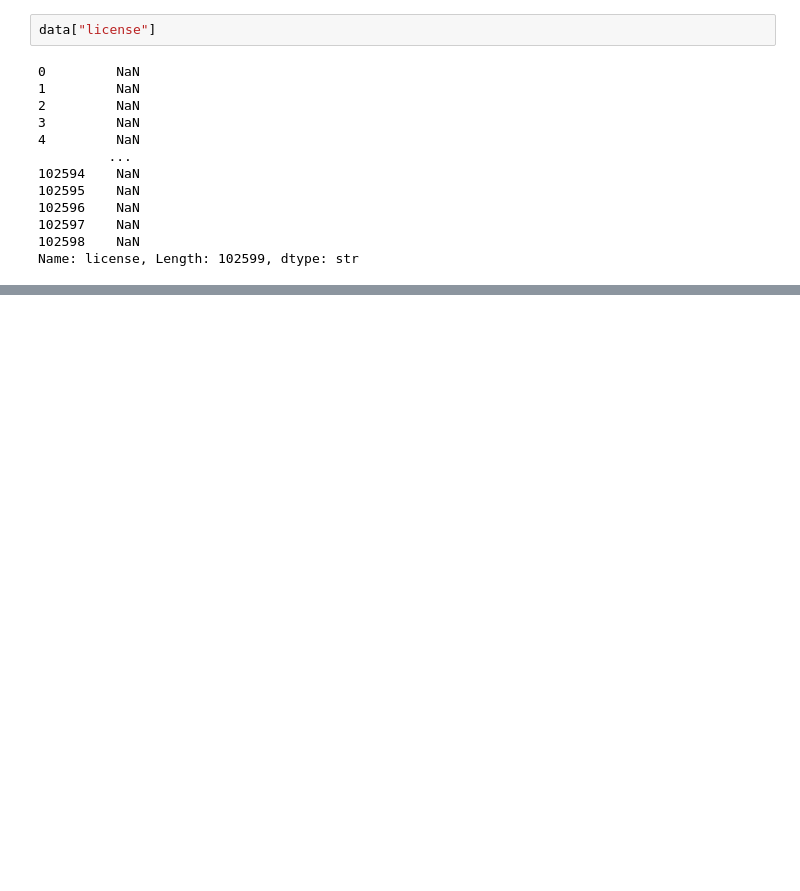
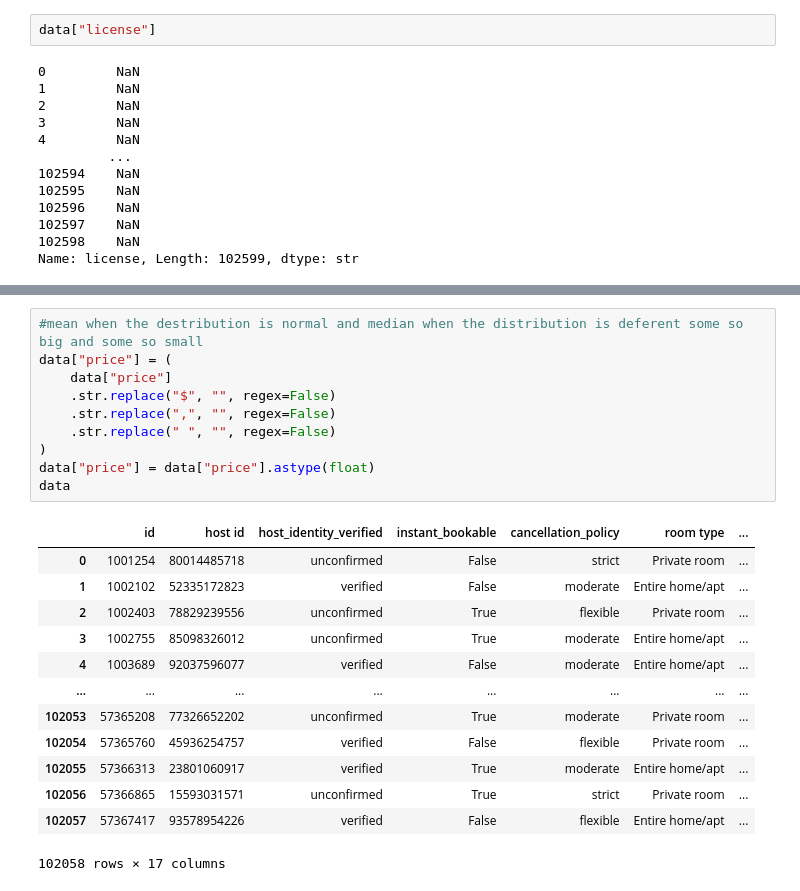
Before and after one commit to abderrahmanboubligha/tp_machine_learning, a Jupyter notebook: TP1_Pretraitement_Airbnb.ipynb, the cells around one changed output, grey strips where cells are left out. Drawn from its saved outputs; the diff is of its cells as text; blank space fills up the shorter version.

```diff
--- a/TP1_Pretraitement_Airbnb.ipynb
+++ b/TP1_Pretraitement_Airbnb.ipynb
@@ -73,0 +275,24 @@ Name: license, Length: 102599, dtype: str
+# %%
+#mean when the destribution is normal and median when the distribution is deferent some so big and some so small
+data["price"] = (
+    data["price"]
+    .str.replace("$", "", regex=False)
+    .str.replace(",", "", regex=False)
+    .str.replace(" ", "", regex=False)
+)
+data["price"] = data["price"].astype(float)
+data
+# %% [output]
+|  | id | host id | host_identity_verified | instant_bookable | cancellation_policy | room type | ... |
+| 0 | 1001254 | 80014485718 | unconfirmed | False | strict | Private room | ... |
+| 1 | 1002102 | 52335172823 | verified | False | moderate | Entire home/apt | ... |
+| 2 | 1002403 | 78829239556 | unconfirmed | True | flexible | Private room | ... |
+| 3 | 1002755 | 85098326012 | unconfirmed | True | moderate | Entire home/apt | ... |
+| 4 | 1003689 | 92037596077 | verified | False | moderate | Entire home/apt | ... |
+| ... | ... | ... | ... | ... | ... | ... | ... |
+| 102053 | 57365208 | 77326652202 | unconfirmed | True | moderate | Private room | ... |
+| 102054 | 57365760 | 45936254757 | verified | False | flexible | Private room | ... |
+| 102055 | 57366313 | 23801060917 | verified | True | moderate | Entire home/apt | ... |
+| 102056 | 57366865 | 15593031571 | unconfirmed | True | strict | Private room | ... |
+| 102057 | 57367417 | 93578954226 | verified | False | flexible | Entire home/apt | ... |
+102058 rows × 17 columns
```
Also changed, not shown: parts of 31 cells of this notebook.
